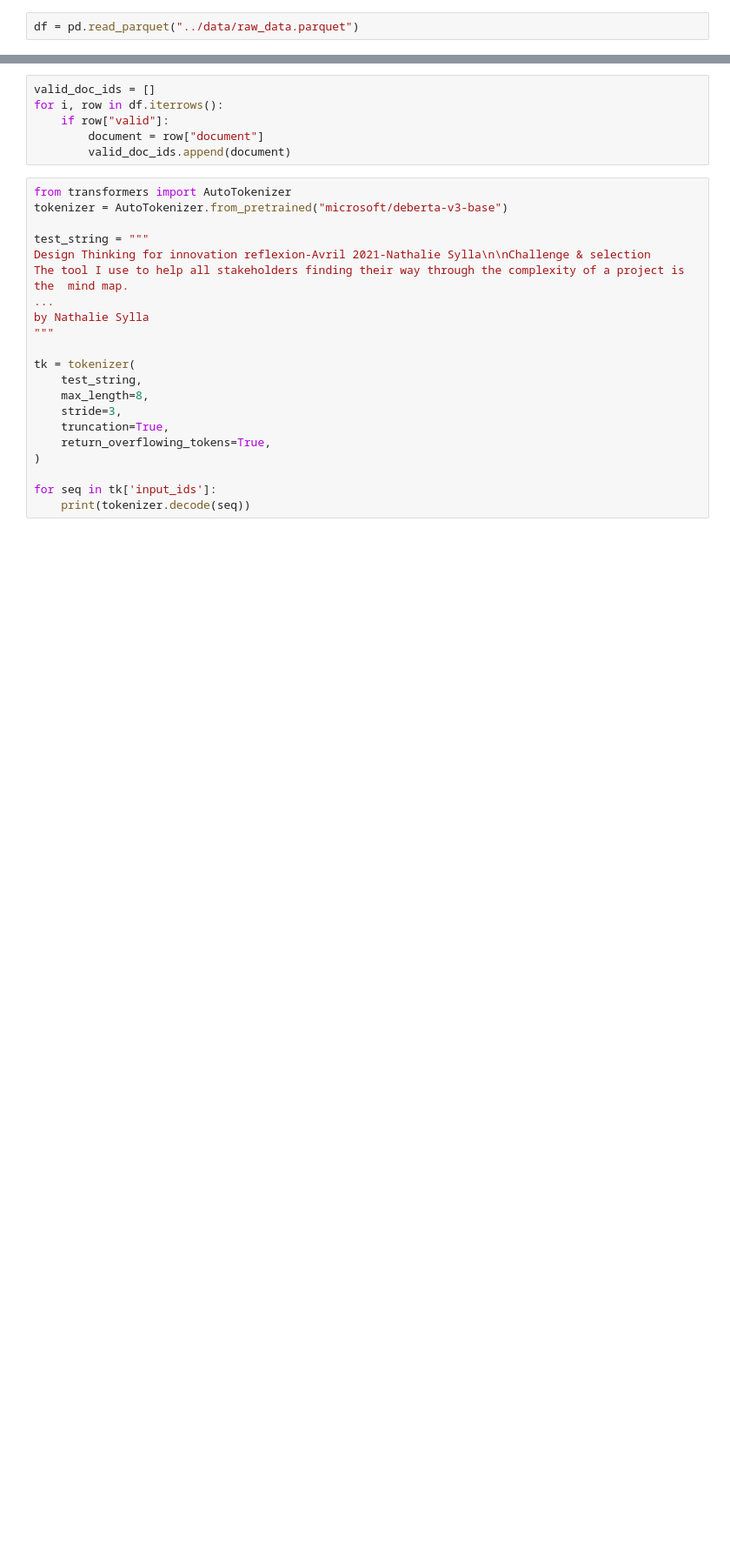
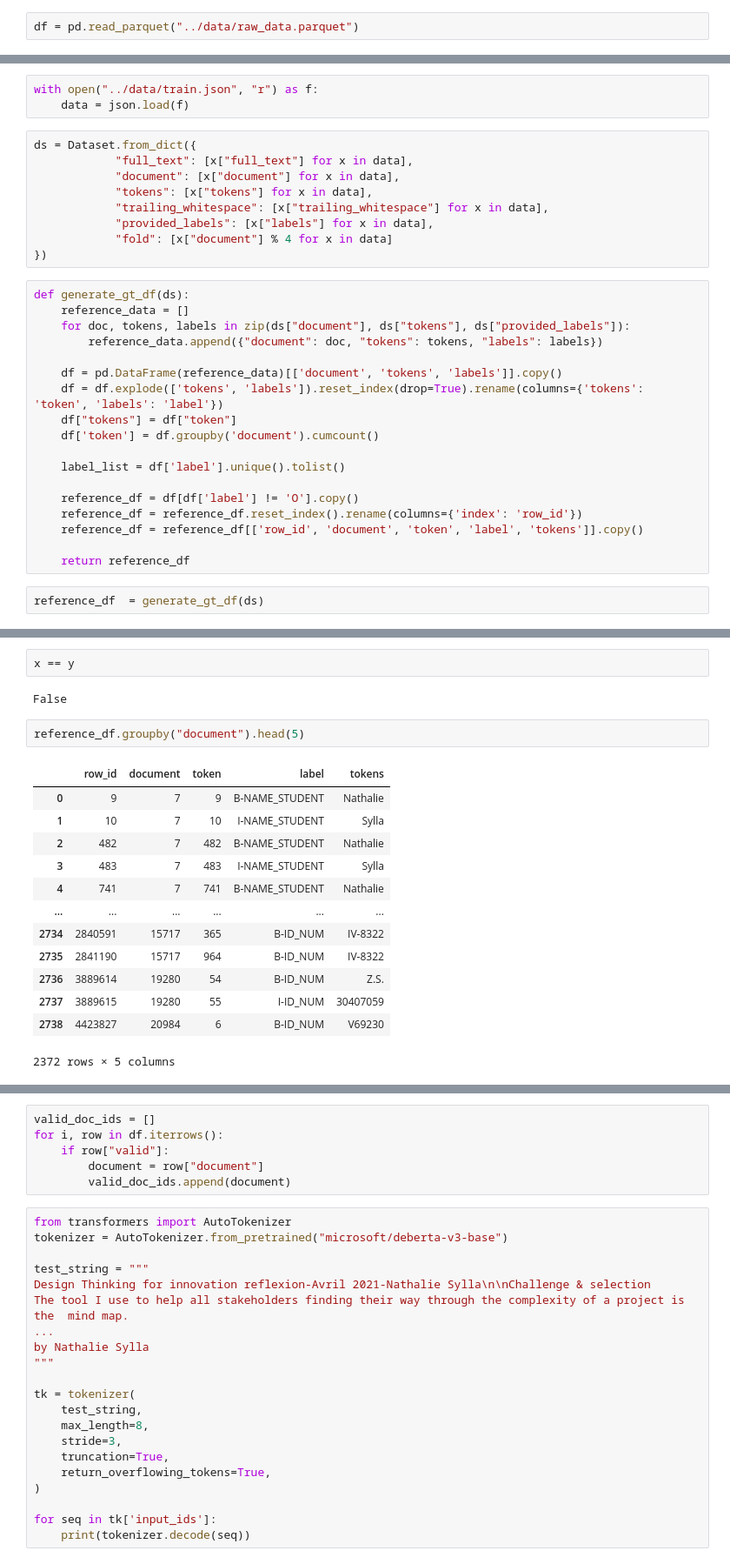
Before and after one commit to jashdalvi/PII-Data-Detection, a Jupyter notebook: notebooks/tokenizers.ipynb, the cells around one changed output, grey strips where cells are left out. Shown: that part at 87% size. Cells and saved outputs as stored; diff of their text form; blank space fills up the shorter version.

```diff
--- a/notebooks/tokenizers.ipynb
+++ b/notebooks/tokenizers.ipynb
@@ -14,0 +85,32 @@ df.shape
+# %%
+with open("../data/train.json", "r") as f:
+    data = json.load(f)
+# %%
+ds = Dataset.from_dict({
+            "full_text": [x["full_text"] for x in data],
+            "document": [x["document"] for x in data],
+            "tokens": [x["tokens"] for x in data],
+            "trailing_whitespace": [x["trailing_whitespace"] for x in data],
+            "provided_labels": [x["labels"] for x in data],
+            "fold": [x["document"] % 4 for x in data]
+})
+# %%
+def generate_gt_df(ds):
+    reference_data = []
+    for doc, tokens, labels in zip(ds["document"], ds["tokens"], ds["provided_labels"]):
+        reference_data.append({"document": doc, "tokens": tokens, "labels": labels})
+
+    df = pd.DataFrame(reference_data)[['document', 'tokens', 'labels']].copy()
+    df = df.explode(['tokens', 'labels']).reset_index(drop=True).rename(columns={'tokens': 'token', 'labels': 'label'})
+    df["tokens"] = df["token"]
+    df['token'] = df.groupby('document').cumcount()
+
+    label_list = df['label'].unique().tolist()
+
+    reference_df = df[df['label'] != 'O'].copy()
+    reference_df = reference_df.reset_index().rename(columns={'index': 'row_id'})
+    reference_df = reference_df[['row_id', 'document', 'token', 'label', 'tokens']].copy()
+
+    return reference_df
+# %%
+reference_df  = generate_gt_df(ds)
@@ -14,0 +133,20 @@ df.shape
+# %%
+x == y
+# %% [output]
+False
+# %%
+reference_df.groupby("document").head(5)
+# %% [output]
+|  | row_id | document | token | label | tokens |
+| 0 | 9 | 7 | 9 | B-NAME_STUDENT | Nathalie |
+| 1 | 10 | 7 | 10 | I-NAME_STUDENT | Sylla |
+| 2 | 482 | 7 | 482 | B-NAME_STUDENT | Nathalie |
+| 3 | 483 | 7 | 483 | I-NAME_STUDENT | Sylla |
+| 4 | 741 | 7 | 741 | B-NAME_STUDENT | Nathalie |
+| ... | ... | ... | ... | ... | ... |
+| 2734 | 2840591 | 15717 | 365 | B-ID_NUM | IV-8322 |
+| 2735 | 2841190 | 15717 | 964 | B-ID_NUM | IV-8322 |
+| 2736 | 3889614 | 19280 | 54 | B-ID_NUM | Z.S. |
+| 2737 | 3889615 | 19280 | 55 | I-ID_NUM | 30407059 |
+| 2738 | 4423827 | 20984 | 6 | B-ID_NUM | V69230 |
+2372 rows × 5 columns
```
Also changed, not shown: parts of 16 cells of this notebook, 2 other files.
